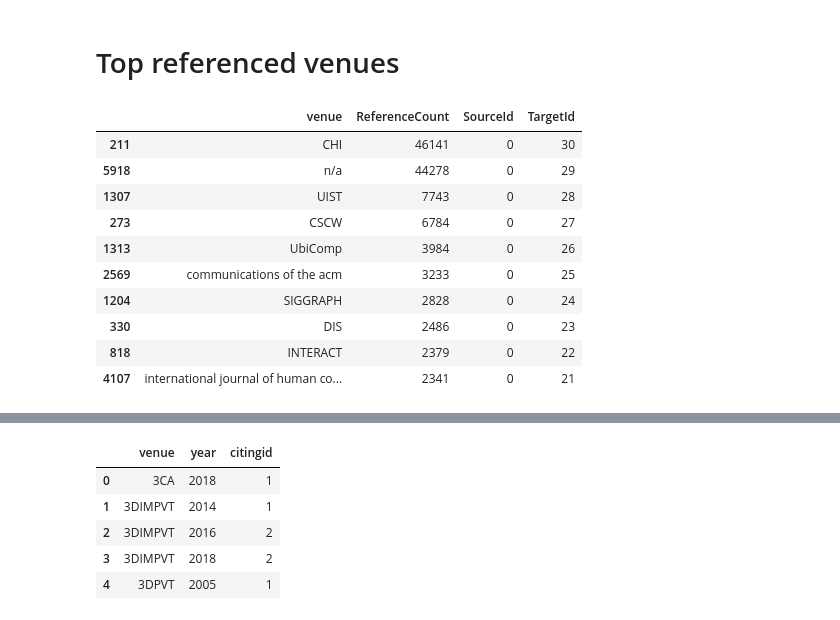
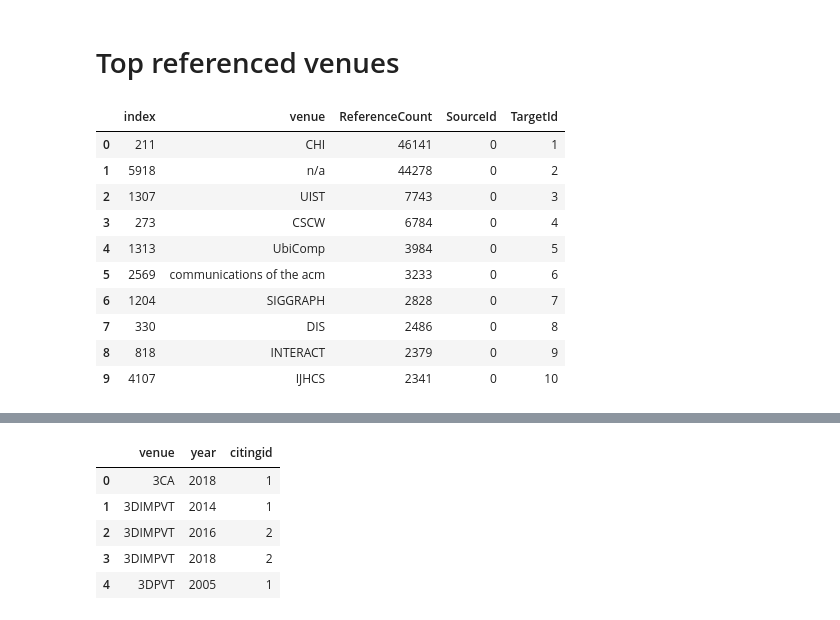
Before and after one commit to andremann/IJHCS-special-issue, a Jupyter notebook: CHI_analysis.ipynb, the cells around one changed output, grey strips where cells are left out. Cells and saved outputs as stored; diff of their text form; code cells hidden in the pictures.

```diff
--- a/CHI_analysis.ipynb
+++ b/CHI_analysis.ipynb
@@ -417,30 +417,34 @@ pio.write_image(fig, 'reports/images/chi_reference_memory_%s.png' % LOOKBACK)
 # %%
 def get_venue(row):
     return row['journame'] if type(row['journame']) == str else row['confseries']
 
 top_referenced_venues = chi_ref[['journame', 'confseries']]
 top_referenced_venues['venue'] = top_referenced_venues.apply(lambda row: get_venue(row), axis=1)
 top_referenced_venues.drop(columns=['journame', 'confseries'], inplace=True)
 top_referenced_venues.fillna('n/a', inplace=True)
-top_referenced_venues = top_referenced_venues.groupby('venue').size().reset_index(name='ReferenceCount').sort_values('ReferenceCount', ascending=False)[:TOP_N]
+top_referenced_venues = top_referenced_venues.groupby('venue').size().reset_index(name='ReferenceCount').sort_values('ReferenceCount', ascending=False)[:TOP_N+1].reset_index()
 
 # Rebasing columns for SanKey plot
 top_referenced_venues['SourceId'] = 0
-top_referenced_venues['TargetId'] = top_referenced_venues.ReferenceCount.rank()
+top_referenced_venues['TargetId'] = top_referenced_venues.ReferenceCount.index + 1
 top_referenced_venues.TargetId = top_referenced_venues.TargetId.astype(int)
+
+# Quick IJHCS rename
+top_referenced_venues.loc[top_referenced_venues.venue == 'international journal of human computer studies international journal of man machine studies', 'venue'] = 'IJHCS'
+
 top_referenced_venues.head(10)
 # %% [output]
-|  | venue | ReferenceCount | SourceId | TargetId |
-| 211 | CHI | 46141 | 0 | 30 |
-| 5918 | n/a | 44278 | 0 | 29 |
-| 1307 | UIST | 7743 | 0 | 28 |
-| 273 | CSCW | 6784 | 0 | 27 |
-| 1313 | UbiComp | 3984 | 0 | 26 |
-| 2569 | communications of the acm | 3233 | 0 | 25 |
-| 1204 | SIGGRAPH | 2828 | 0 | 24 |
-| 330 | DIS | 2486 | 0 | 23 |
-| 818 | INTERACT | 2379 | 0 | 22 |
-| 4107 | international journal of human co... | 2341 | 0 | 21 |
+|  | index | venue | ReferenceCount | SourceId | TargetId |
+| 0 | 211 | CHI | 46141 | 0 | 1 |
+| 1 | 5918 | n/a | 44278 | 0 | 2 |
+| 2 | 1307 | UIST | 7743 | 0 | 3 |
+| 3 | 273 | CSCW | 6784 | 0 | 4 |
+| 4 | 1313 | UbiComp | 3984 | 0 | 5 |
+| 5 | 2569 | communications of the acm | 3233 | 0 | 6 |
+| 6 | 1204 | SIGGRAPH | 2828 | 0 | 7 |
+| 7 | 330 | DIS | 2486 | 0 | 8 |
+| 8 | 818 | INTERACT | 2379 | 0 | 9 |
+| 9 | 4107 | IJHCS | 2341 | 0 | 10 |
 # %%
 trace = dict(type='sankey',
              orientation='h',
```
Also changed, not shown: parts of 19 cells of this notebook, 19 other files.
